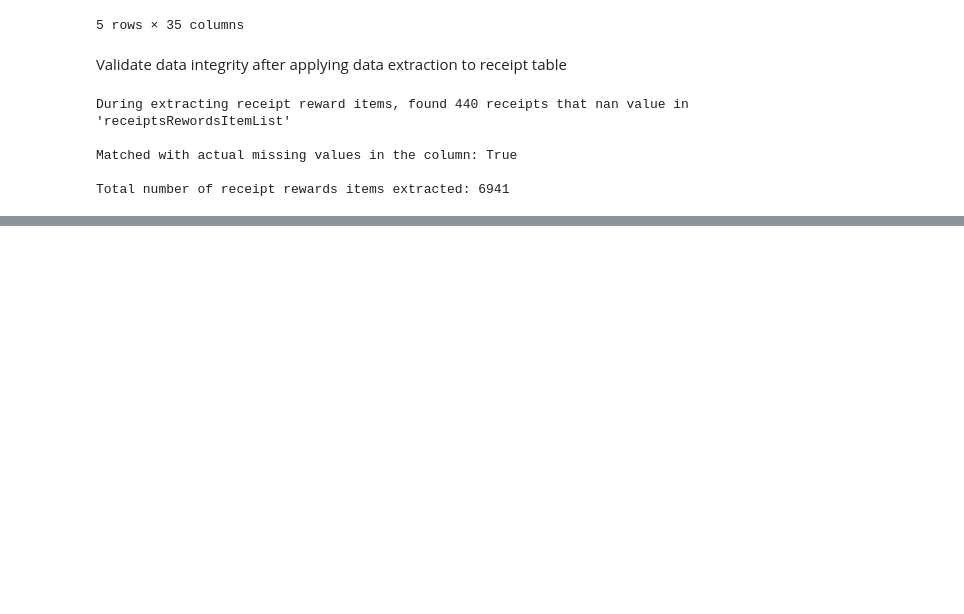
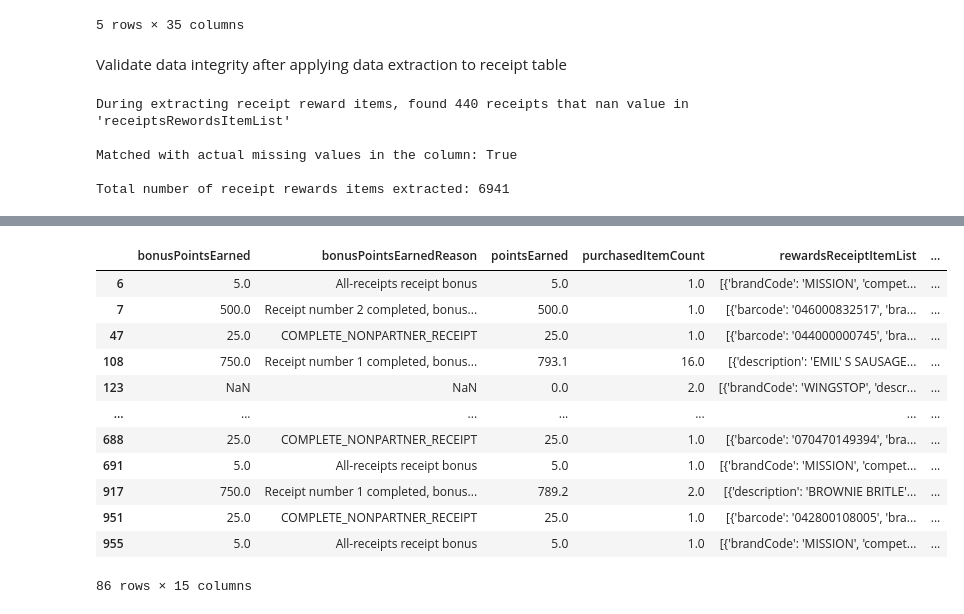
Before and after one commit to janelawrence/fetch-assignment, a Jupyter notebook: analysis.ipynb, the cells around one changed output, grey strips where cells are left out. Drawn from its saved outputs; the diff is of its cells as text; code cells hidden in the pictures; blank space fills up the shorter version.

```diff
--- a/analysis.ipynb
+++ b/analysis.ipynb
@@ -178,0 +562,6 @@ Total number of receipt rewards items extracted: 6941
+# %%
+unknownUserIds = []
+for idx, id in enumerate(receiptsData.userId):
+    if id not in hset:
+        unknownUserIds.append(id)
+print("{} user ids in Receipt table that doesn't have matched user ids in User tables\n".format(len(unknownUserIds)))
@@ -178,0 +903,3 @@ Total number of receipt rewards items extracted: 6941
+# %%
+raw_rec = dataDict['receipts']
+raw_rec[raw_rec["_id.$oid"] == "602538b30a7214d8e9000248"]
@@ -178,0 +909,16 @@ Total number of receipt rewards items extracted: 6941
+# %%
+indices = []
+for idx, it in enumerate(raw_rec.rewardsReceiptItemList):
+    try:
+        if type(it) is not list and pd.isna(it):
+            continue
+    except ValueError:
+        print(it)
+        print(len(it))
+        # break
+
+    for item in it:
+        if "brandCode" in item:
+            print(idx, item)
+            indices.append(idx)
+            break
@@ -178,0 +943,25 @@ Total number of receipt rewards items extracted: 6941
+# %%
+recs_with_barcode = raw_rec.iloc[indices]
+
+# receiptsDataRenameCols = {col: cleanColName(col) for col in receiptsData.columns if "." in col}
+recs_with_barcode = recs_with_barcode.rename(columns=receiptsDataRenameCols)
+# %%
+for col in ['createDate', 'dateScanned',
+        'finishedDate', 'modifyDate',
+        'pointsAwardedDate', 'purchaseDate']:
+    recs_with_barcode[col] = pd.to_datetime(recs_with_barcode[col], unit="ms")
+recs_with_barcode
+# %% [output]
+|  | bonusPointsEarned | bonusPointsEarnedReason | pointsEarned | purchasedItemCount | rewardsReceiptItemList | ... |
+| 6 | 5.0 | All-receipts receipt bonus | 5.0 | 1.0 | [{'brandCode': 'MISSION', 'compet... | ... |
+| 7 | 500.0 | Receipt number 2 completed, bonus... | 500.0 | 1.0 | [{'barcode': '046000832517', 'bra... | ... |
+| 47 | 25.0 | COMPLETE_NONPARTNER_RECEIPT | 25.0 | 1.0 | [{'barcode': '044000000745', 'bra... | ... |
+| 108 | 750.0 | Receipt number 1 completed, bonus... | 793.1 | 16.0 | [{'description': 'EMIL' S SAUSAGE... | ... |
+| 123 | NaN | NaN | 0.0 | 2.0 | [{'brandCode': 'WINGSTOP', 'descr... | ... |
+| ... | ... | ... | ... | ... | ... | ... |
+| 688 | 25.0 | COMPLETE_NONPARTNER_RECEIPT | 25.0 | 1.0 | [{'barcode': '070470149394', 'bra... | ... |
+| 691 | 5.0 | All-receipts receipt bonus | 5.0 | 1.0 | [{'brandCode': 'MISSION', 'compet... | ... |
+| 917 | 750.0 | Receipt number 1 completed, bonus... | 789.2 | 2.0 | [{'description': 'BROWNIE BRITLE'... | ... |
+| 951 | 25.0 | COMPLETE_NONPARTNER_RECEIPT | 25.0 | 1.0 | [{'barcode': '042800108005', 'bra... | ... |
+| 955 | 5.0 | All-receipts receipt bonus | 5.0 | 1.0 | [{'brandCode': 'MISSION', 'compet... | ... |
+86 rows × 15 columns
```
Also changed, not shown: parts of 68 cells of this notebook, 1 other file.
